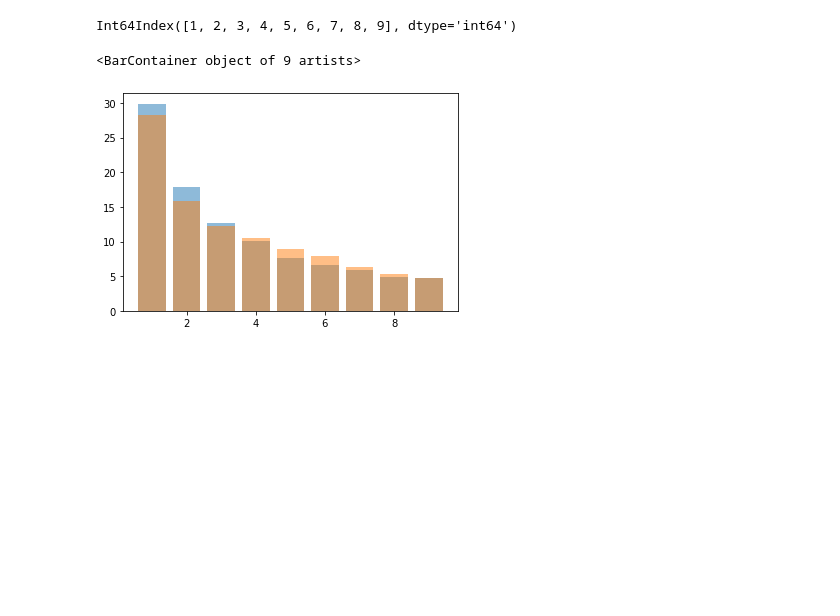
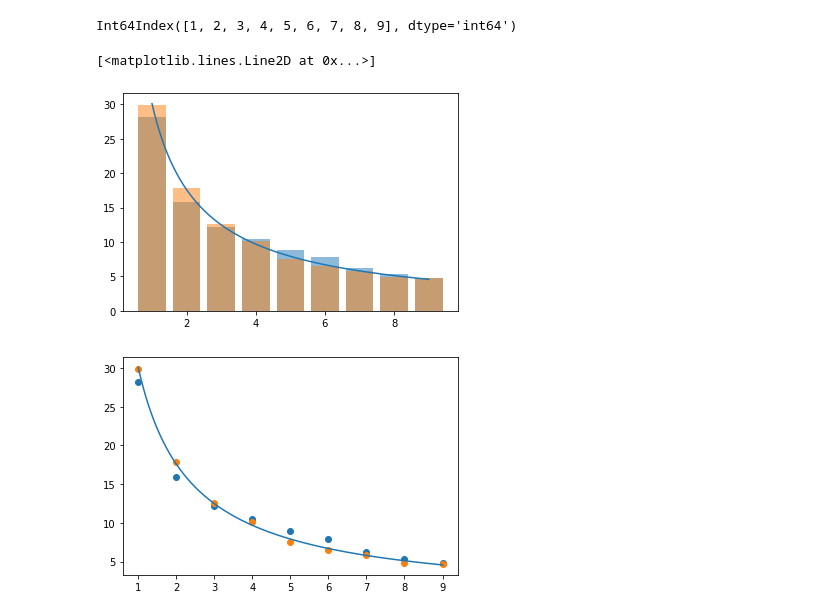
Before and after one commit to Abitamim/SoftDesProject1, a Jupyter notebook: main_notebook.ipynb, the cells around one changed output. Drawn from its saved outputs; the diff is of its cells as text; code cells hidden in the pictures; blank space fills up the shorter version.

```diff
--- a/main_notebook.ipynb
+++ b/main_notebook.ipynb
@@ -16,13 +14,24 @@ leading_digits_russia = helper.find_all_leading_digits(russia_data, 1, 'votes')
 # %%
 us_percentages = helper.data_to_percentage(leading_digits_us)
 russia_percentages = helper.data_to_percentage(leading_digits_russia)
 print(us_percentages.index)
 
-percentage_difference = us_percentages - russia_percentages
+theoretical_x_values = np.linspace(1, 9, 1000)
+theoretical_y_values = np.log10(1 + 1 / theoretical_x_values) * 100
 
+plt.bar(russia_percentages.index, russia_percentages, alpha=0.5)
 plt.bar(us_percentages.index, us_percentages, alpha=0.5)
-plt.bar(russia_percentages.index, russia_percentages, alpha=0.5)
+
+plt.plot(theoretical_x_values, theoretical_y_values)
+
+plt.figure()
+
+plt.scatter(russia_percentages.index, russia_percentages)
+plt.scatter(us_percentages.index, us_percentages)
+
+plt.plot(theoretical_x_values, theoretical_y_values)
 # %% [output]
 Int64Index([1, 2, 3, 4, 5, 6, 7, 8, 9], dtype='int64')
-<BarContainer object of 9 artists>
+[<matplotlib.lines.Line2D at 0x...>]
-[figure, old version]
+[figure, new version]
+[figure, added]
```
Also changed, not shown: parts of 3 cells of this notebook, 1 other file.
